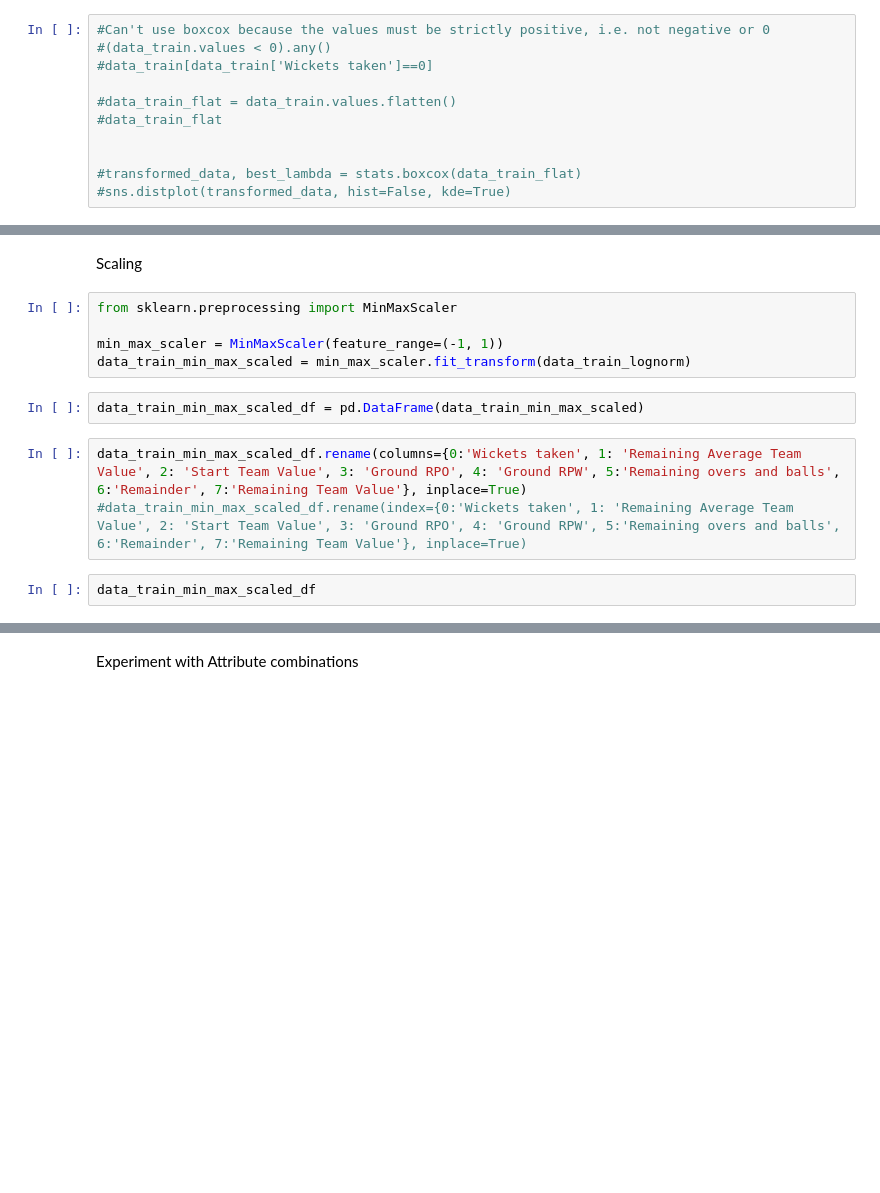
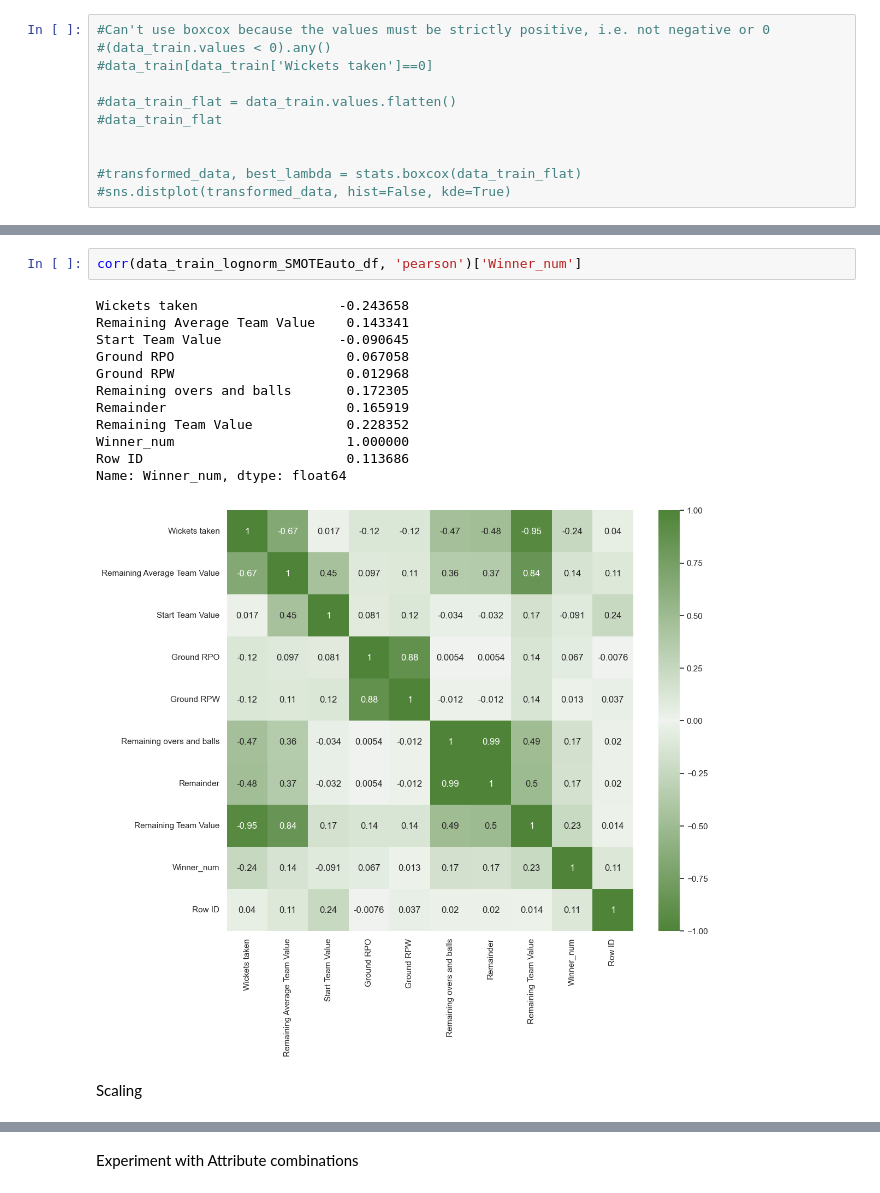
Before and after one commit to Swalke20/DLS_Project, a Jupyter notebook: Project_visualisation.ipynb, the cells around one changed output, grey strips where cells are left out. Cells and saved outputs as stored; diff of their text form; blank space fills up the shorter version.

```diff
--- a/Project_visualisation.ipynb
+++ b/Project_visualisation.ipynb
@@ -469,14 +543,17 @@ sns.heatmap(corr_matrix_lognorm, annot=True, cmap=new_cmap, vmin=-1, vmax=1)
+# %%
+corr(data_train_lognorm_SMOTEauto_df, 'pearson')['Winner_num']
+# %% [output]
+Wickets taken                  -0.243658
+Remaining Average Team Value    0.143341
+Start Team Value               -0.090645
+Ground RPO                      0.067058
+Ground RPW                      0.012968
+Remaining overs and balls       0.172305
+Remainder                       0.165919
+Remaining Team Value            0.228352
+Winner_num                      1.000000
+Row ID                          0.113686
+Name: Winner_num, dtype: float64
+[figure, added]
 # %% [markdown]
 Scaling
-# %%
-from sklearn.preprocessing import MinMaxScaler
-
-min_max_scaler = MinMaxScaler(feature_range=(-1, 1))
-data_train_min_max_scaled = min_max_scaler.fit_transform(data_train_lognorm)
-# %%
-data_train_min_max_scaled_df = pd.DataFrame(data_train_min_max_scaled)
-# %%
-data_train_min_max_scaled_df.rename(columns={0:'Wickets taken', 1: 'Remaining Average Team Value', 2: 'Start Team Value', 3: 'Ground RPO', 4: 'Ground RPW', 5:'Remaining overs and balls', 6:'Remainder', 7:'Remaining Team Value'}, inplace=True)
-#data_train_min_max_scaled_df.rename(index={0:'Wickets taken', 1: 'Remaining Average Team Value', 2: 'Start Team Value', 3: 'Ground RPO', 4: 'Ground RPW', 5:'Remaining overs and balls', 6:'Remainder', 7:'Remaining Team Value'}, inplace=True)
-# %%
-data_train_min_max_scaled_df
```
Also changed, not shown: parts of 58 cells of this notebook.
